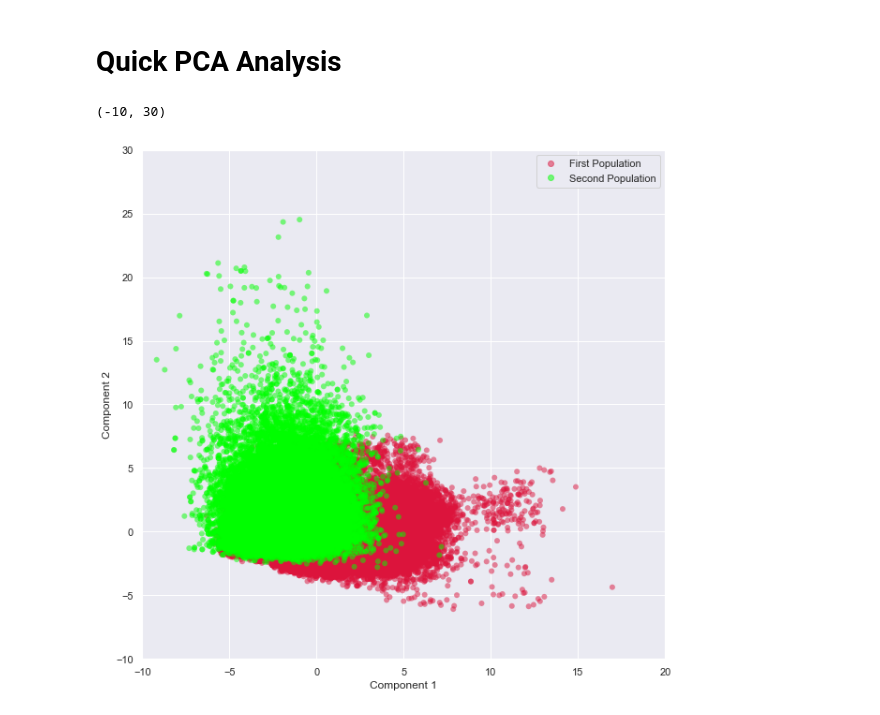
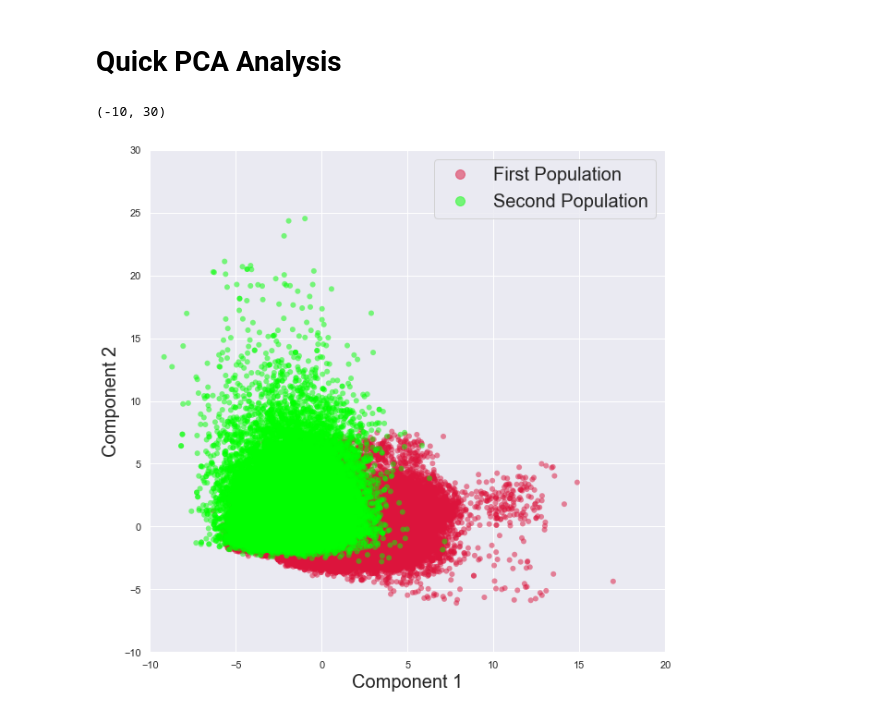
Before and after one commit to Duchstf/CNN-Architectural-Analysis, a Jupyter notebook: MINERvA-Vertex-Finding/Code/Combined-Cluster-Analysis.ipynb, the cells around one changed output. Drawn from its saved outputs; the diff is of its cells as text; code cells hidden in the pictures.

Commit message:
Update combined data analysis code

```diff
--- a/MINERvA-Vertex-Finding/Code/Combined-Cluster-Analysis.ipynb
+++ b/MINERvA-Vertex-Finding/Code/Combined-Cluster-Analysis.ipynb
@@ -24,7 +24,7 @@ from sklearn.metrics import confusion_matrix
 
 %matplotlib inline
 # %%
-df1 = pd.read_csv('/Users/duc_hoang/Box Sync/Fermilab Summer Research/Analysis_Scripts/Main data/Jesse+GA/GA_Jesse_with_group.csv',index_col =0)
+df1 = pd.read_csv('/Users/duc_hoang/Box Sync/Fermilab Summer Research/CNN-Architectural-Analysis/MINERvA-Vertex-Finding/Data/Combined-population/Combined-populations-with-labels.csv',index_col =0)
 # %%
 df = df1.drop('group',axis=1)
 # %%
@@ -44,30 +44,30 @@ colors = ['crimson' if x == "Jesse" else "lime" for x in df1["group"]]
 # %%
 pca = PCA(2)  # project from 64 to 2 dimensions
 projected1 = pca.fit_transform(X)
 
 fig = plt.figure(figsize=[10,10])
 plt.scatter(projected1[:, 0], projected1[:, 1],
             color = colors, edgecolor='none', alpha=0.5)
 
 #Manually add in legend
 low_accuracy_legend = mlines.Line2D([], [], color='crimson', marker='o', linestyle='None',
-                                    markersize=6, label='First Population', alpha = 0.5)
+                                    markersize=10, label='First Population', alpha = 0.5)
 high_accuracy_legend = mlines.Line2D([], [], color='lime', marker='o', linestyle='None',
-                                    markersize=6, label='Second Population', alpha = 0.5)
+                                    markersize=10, label='Second Population', alpha = 0.5)
 
-plt.legend(handles=[low_accuracy_legend, high_accuracy_legend])
+plt.legend(handles=[low_accuracy_legend, high_accuracy_legend], fontsize = 20)
 # ----------------------
 
-plt.xlabel('Component 1')
-plt.ylabel('Component 2')
+plt.xlabel('Component 1', fontsize = 20)
+plt.ylabel('Component 2', fontsize = 20)
 
 plt.xlim(-10,20)
 plt.ylim(-10,30)
 
 #plt.savefig('PCD-2D-pop.png')
 # %% [output]
 (-10, 30)
-[figure, old version]
+[figure, new version]
 # %%
 #Select First Population
 First_projected = projected1[df1["group"] == "Jesse"]
```
Also changed, not shown: parts of 3 cells of this notebook.
